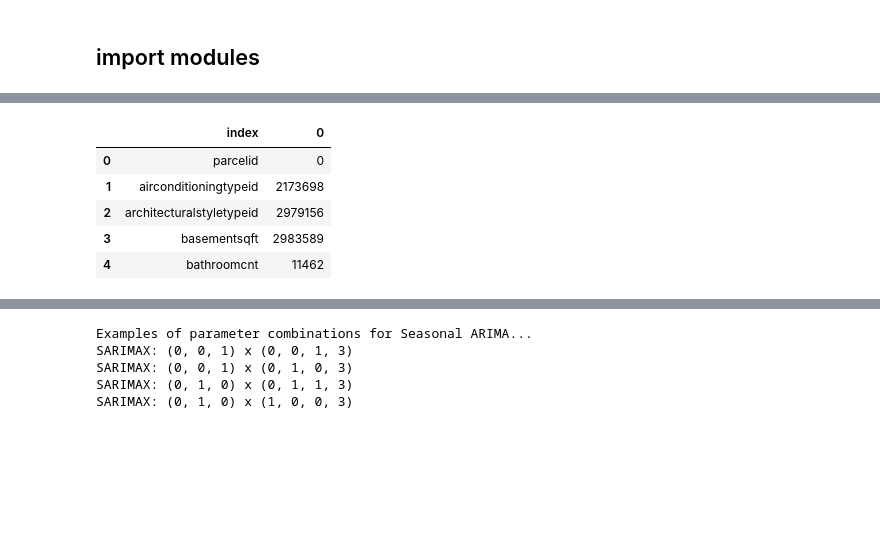
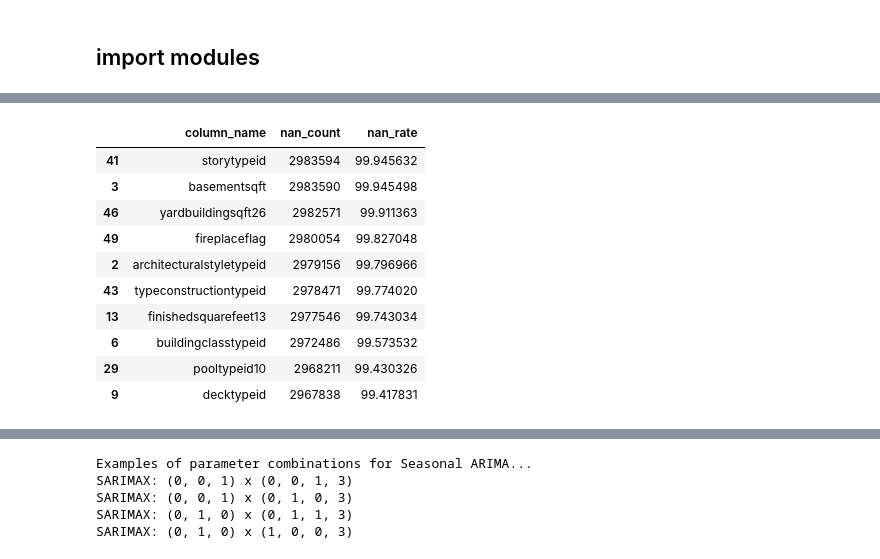
Before and after one commit to Hupi/Competitions, a Jupyter notebook: zillow/notebooks/kaggle_zillow_analysis_ensemble.ipynb, the cells around one changed output, grey strips where cells are left out. Saved outputs shown, nothing was run; the diff lists cells and outputs as text; code cells hidden in the pictures; blank space fills up the shorter version.

```diff
--- a/zillow/notebooks/kaggle_zillow_analysis_ensemble.ipynb
+++ b/zillow/notebooks/kaggle_zillow_analysis_ensemble.ipynb
@@ -53,3 +154,0 @@ train_2017 = pd.read_csv('/Users/fangjie/Workspace/data-science/competitions/zil
-# %%
-df_train = train_2017  # change to train2017
-df_properties = properties_2016
@@ -145,11 +173,21 @@ plt.show()
 # %%
 # check missing values
 df_nan = df_properties.isnull().sum(axis=0).reset_index()
 df_nan.head()
+df_nan.columns = ['column_name', 'nan_count']
+df_nan = df_nan.ix[df_nan['nan_count']>0]
+df_nan['nan_rate'] = df_nan['nan_count']*100.0/ df_properties.shape[0]
+df_nan = df_nan.sort_values(by='nan_rate',ascending=False)
+df_nan.head(10)
 # %% [output]
-|  | index | 0 |
-| 0 | parcelid | 0 |
-| 1 | airconditioningtypeid | 2173698 |
-| 2 | architecturalstyletypeid | 2979156 |
-| 3 | basementsqft | 2983589 |
-| 4 | bathroomcnt | 11462 |
+|  | column_name | nan_count | nan_rate |
+| 41 | storytypeid | 2983594 | 99.945632 |
+| 3 | basementsqft | 2983590 | 99.945498 |
+| 46 | yardbuildingsqft26 | 2982571 | 99.911363 |
+| 49 | fireplaceflag | 2980054 | 99.827048 |
+| 2 | architecturalstyletypeid | 2979156 | 99.796966 |
+| 43 | typeconstructiontypeid | 2978471 | 99.774020 |
+| 13 | finishedsquarefeet13 | 2977546 | 99.743034 |
+| 6 | buildingclasstypeid | 2972486 | 99.573532 |
+| 29 | pooltypeid10 | 2968211 | 99.430326 |
+| 9 | decktypeid | 2967838 | 99.417831 |
```
Also changed, not shown: parts of 191 cells of this notebook, 6 other files.
